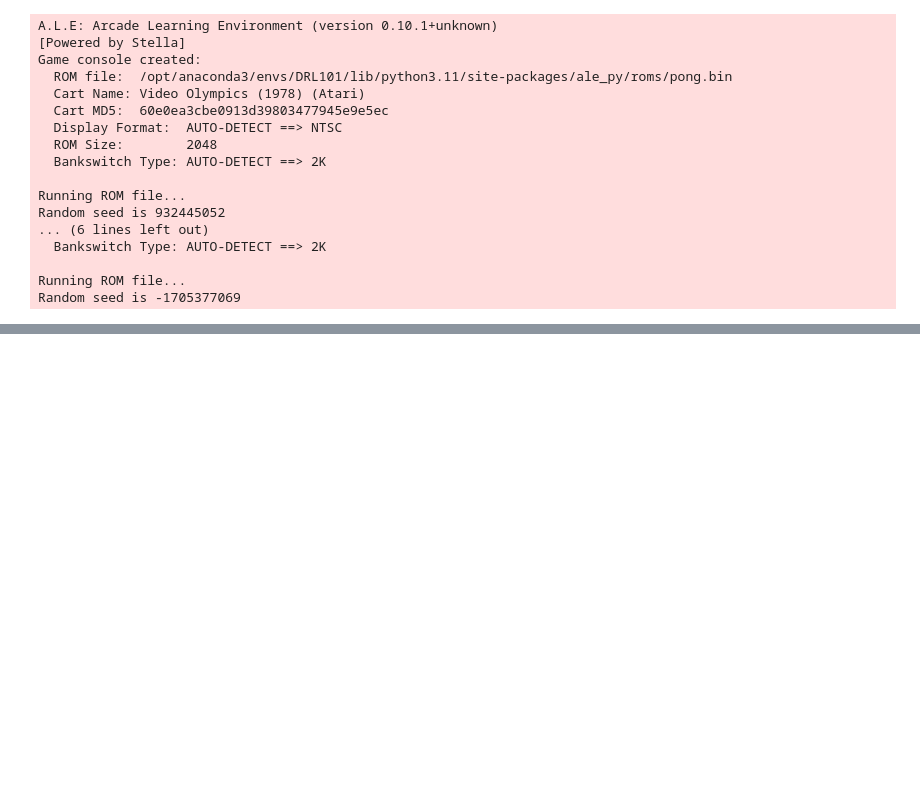
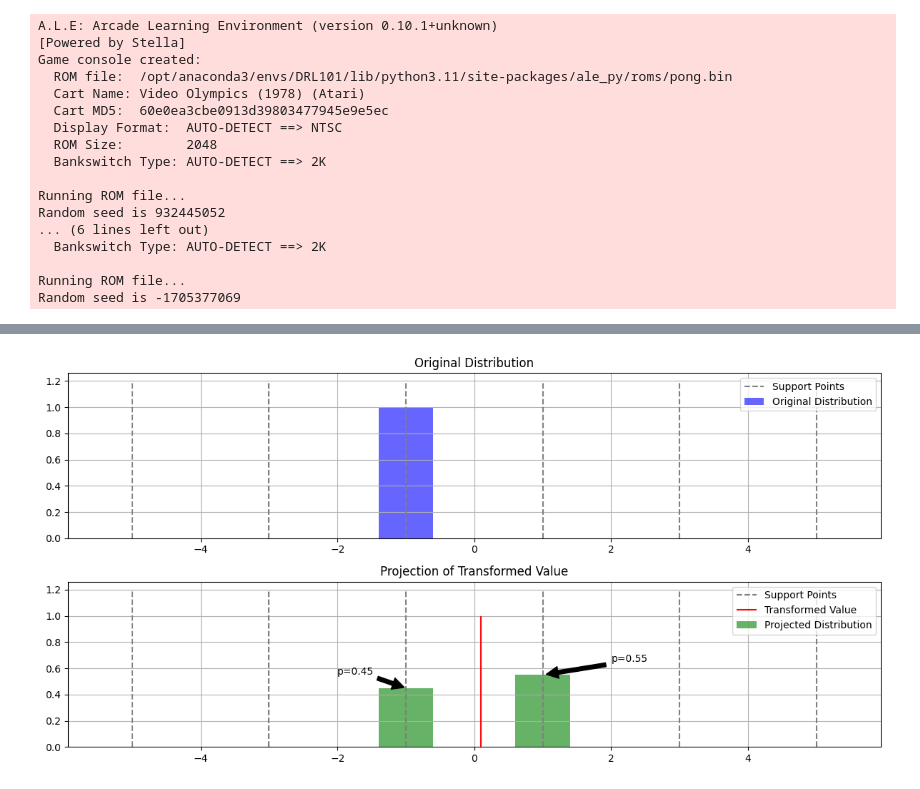
Before and after one commit to mohasarfi/DRL101MS, a Jupyter notebook: C51.ipynb, the cells around one changed output, grey strips where cells are left out. Cells and saved outputs as stored; diff of their text form; code cells hidden in the pictures; blank space fills up the shorter version.

```diff
--- a/C51.ipynb
+++ b/C51.ipynb
@@ -171,0 +216,64 @@ NameError: name 'state_dim' is not defined
+# %%
+
+def show_projection_example():
+    # Simple example with fewer atoms for clarity
+    V_MIN, V_MAX = -5, 5
+    N_ATOMS = 6
+    support = np.linspace(V_MIN, V_MAX, N_ATOMS)
+    GAMMA = 0.9
+    REWARD = 1
+
+    # Create a simple distribution (probability mass on a single atom)
+    orig_dist = np.zeros(N_ATOMS)
+    orig_dist[2] = 1.0  # Put all probability mass on the middle atom
+
+    # Calculate transformed value
+    orig_value = support[2]
+    transformed_value = REWARD + GAMMA * orig_value
+
+    plt.figure(figsize=(12, 6))
+
+    # Plot original support and distribution
+    plt.subplot(2, 1, 1)
+    plt.bar(support, orig_dist, alpha=0.6, color='blue', label='Original Distribution')
+    plt.vlines(support, 0, 1.2, colors='gray', linestyles='--', label='Support Points')
+    plt.title('Original Distribution')
+    plt.legend()
+    plt.grid(True)
+
+    # Plot transformed value and projection
+    plt.subplot(2, 1, 2)
+    plt.vlines(support, 0, 1.2, colors='gray', linestyles='--', label='Support Points')
+    plt.vlines(transformed_value, 0, 1.0, colors='red', label='Transformed Value')
+
+    # Find adjacent support points
+    idx_left = np.searchsorted(support, transformed_value) - 1
+    idx_right = idx_left + 1
+
+    # Calculate probability distribution
+    left_prob = (support[idx_right] - transformed_value) / (support[idx_right] - support[idx_left])
+    right_prob = 1 - left_prob
+
+    # Plot projected probabilities
+    projected_dist = np.zeros(N_ATOMS)
+    projected_dist[idx_left] = left_prob
+    projected_dist[idx_right] = right_prob
+    plt.bar(support, projected_dist, alpha=0.6, color='green', label='Projected Distribution')
+
+    # Add annotations
+    plt.annotate(f'p={left_prob:.2f}', xy=(support[idx_left], left_prob),
+                xytext=(support[idx_left]-1, left_prob+0.1),
+                arrowprops=dict(facecolor='black', shrink=0.05))
+    plt.annotate(f'p={right_prob:.2f}', xy=(support[idx_right], right_prob),
+                xytext=(support[idx_right]+1, right_prob+0.1),
+                arrowprops=dict(facecolor='black', shrink=0.05))
+
+    plt.title('Projection of Transformed Value')
+    plt.legend()
+    plt.grid(True)
+    plt.tight_layout()
+    plt.show()
+
+show_projection_example()
+# %% [output]
+[figure, added]
```
Also changed, not shown: parts of 6 cells of this notebook.
